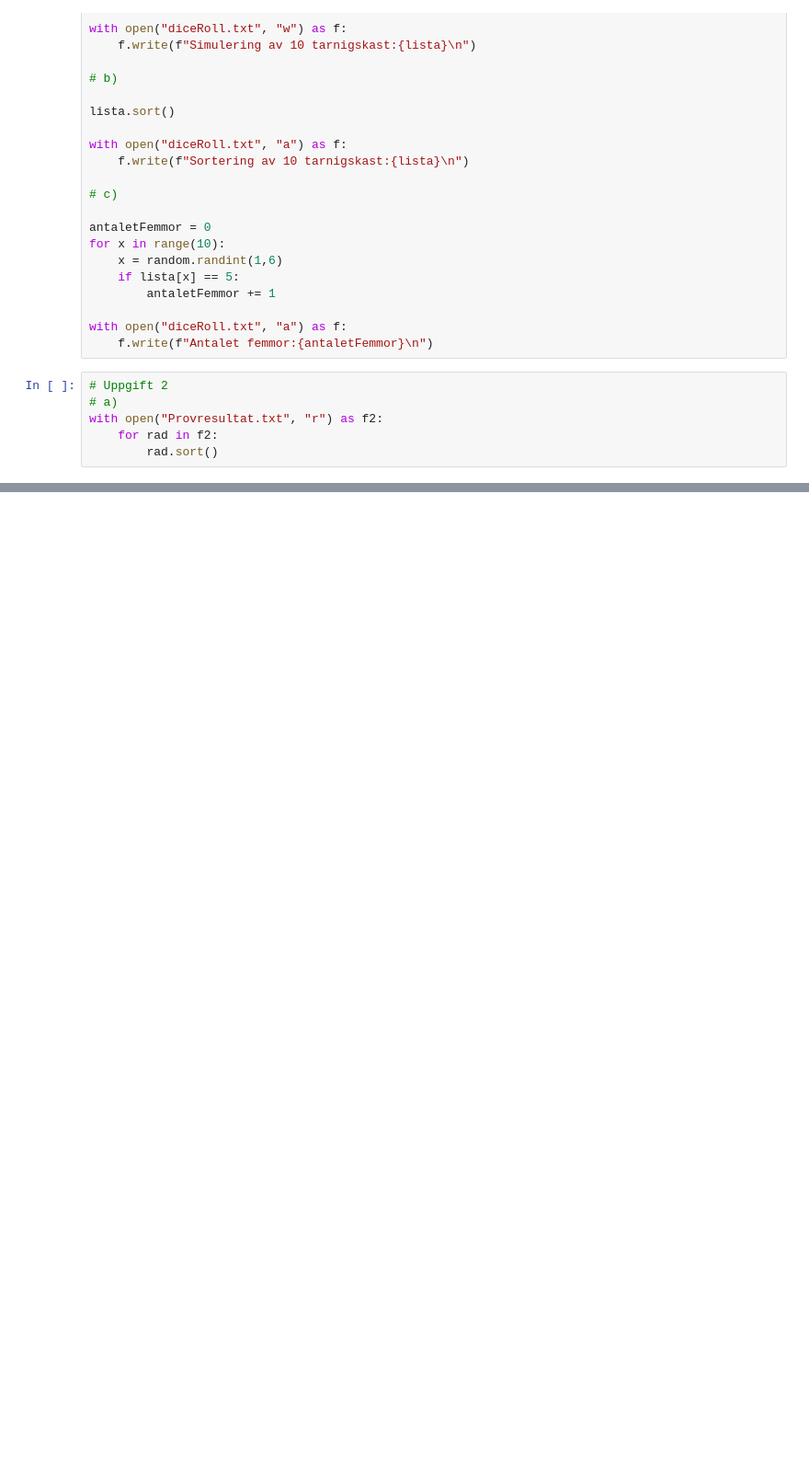
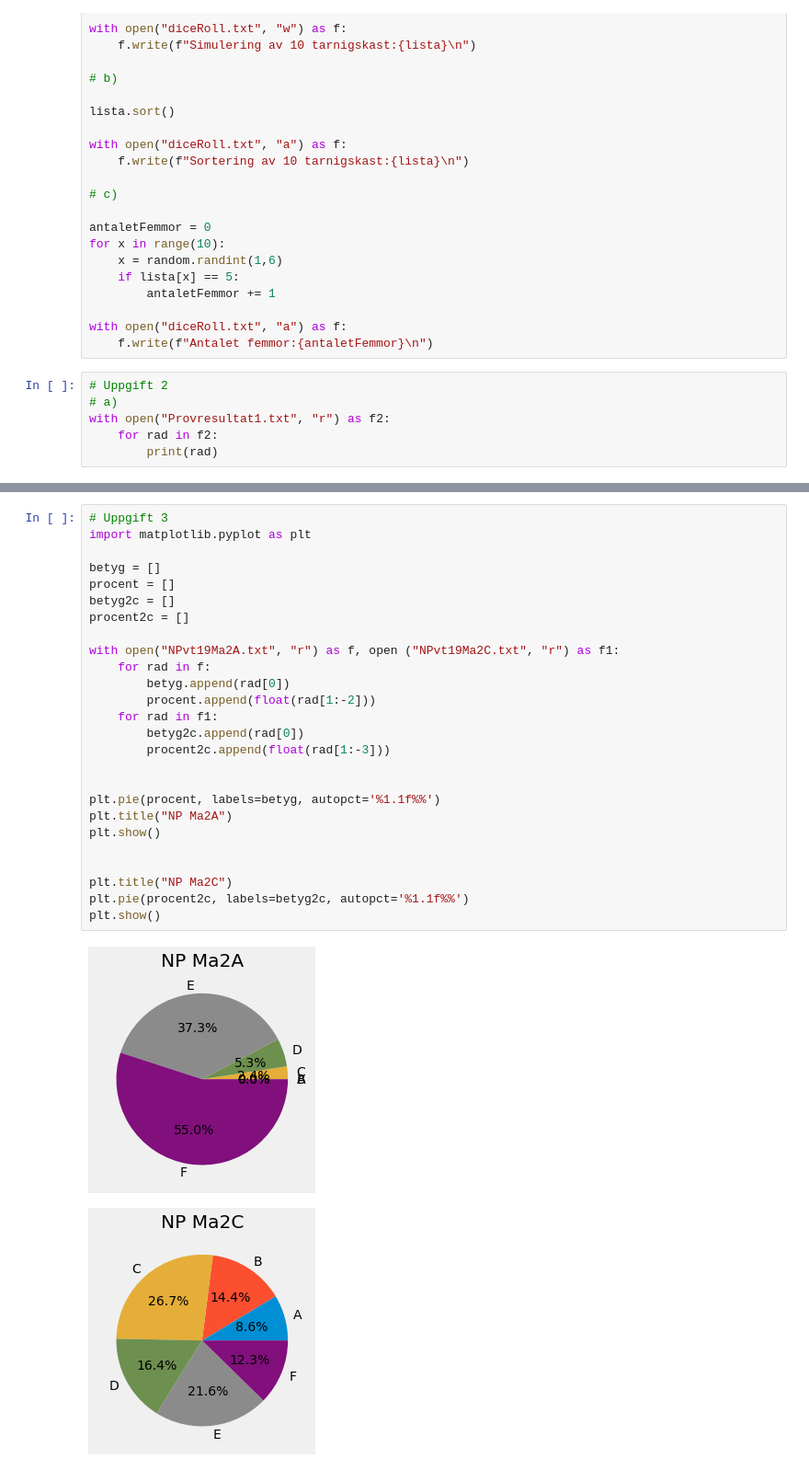
Before and after one commit to laullopes/Lauanda_Lopes_TE19C, a Jupyter notebook: Programmering i verkligheten/filer/filhant_uppgifter.ipynb, the cells around one changed output, grey strips where cells are left out. Shown at 92% size. Cells and saved outputs as stored; diff of their text form; blank space fills up the shorter version.

```diff
--- a/Programmering i verkligheten/filer/filhant_uppgifter.ipynb
+++ b/Programmering i verkligheten/filer/filhant_uppgifter.ipynb
@@ -32,7 +32,7 @@ with open("diceRoll.txt", "a") as f:
 # %%
 # Uppgift 2
 # a)
-with open("Provresultat.txt", "r") as f2:
+with open("Provresultat1.txt", "r") as f2:
     for rad in f2:
-        rad.sort()
+        print(rad)
 # %% [output]
@@ -58,0 +116,29 @@ UnsupportedOperation: not readable
+# %%
+# Uppgift 3
+import matplotlib.pyplot as plt
+
+betyg = []
+procent = []
+betyg2c = []
+procent2c = []
+
+with open("NPvt19Ma2A.txt", "r") as f, open ("NPvt19Ma2C.txt", "r") as f1:
+    for rad in f:
+        betyg.append(rad[0])
+        procent.append(float(rad[1:-2]))
+    for rad in f1:
+        betyg2c.append(rad[0])
+        procent2c.append(float(rad[1:-3]))
+
+
+plt.pie(procent, labels=betyg, autopct='%1.1f%%')
+plt.title("NP Ma2A")
+plt.show()
+
+
+plt.title("NP Ma2C")
+plt.pie(procent2c, labels=betyg2c, autopct='%1.1f%%')
+plt.show()
+# %% [output]
+[figure, added]
+[figure, added]
```
Also changed, not shown: parts of 3 cells of this notebook, 7 other files.
